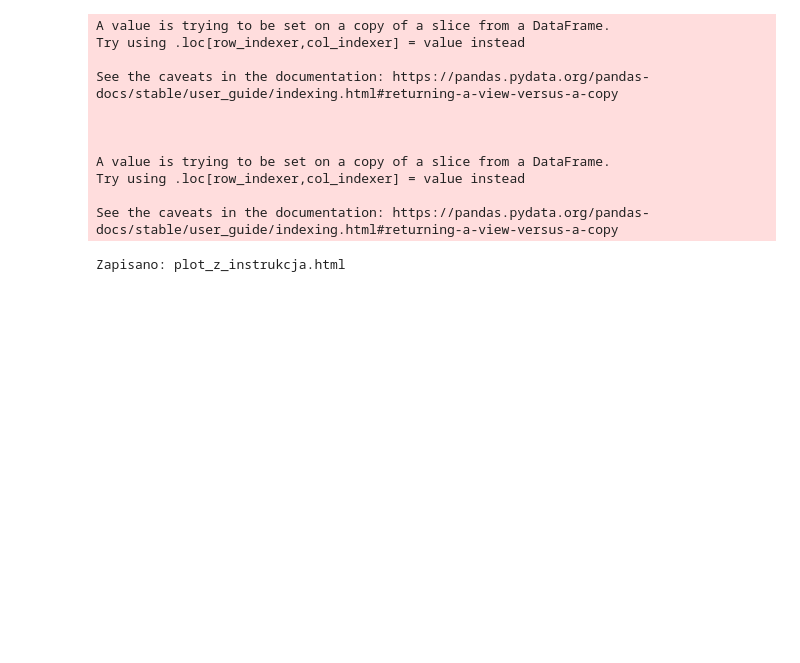
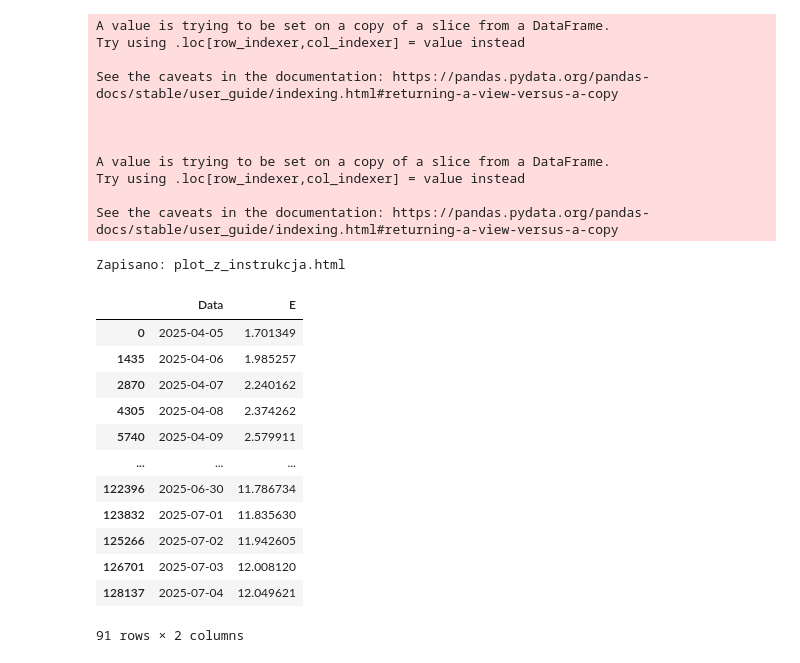
Before and after one commit to martynabocian/martynabocian.github.io, a Jupyter notebook: Charts.ipynb, the cells around one changed output. Saved outputs shown, nothing was run; the diff lists cells and outputs as text; code cells hidden in the pictures; blank space fills up the shorter version.

```diff
--- a/Charts.ipynb
+++ b/Charts.ipynb
@@ -300,4 +300,4 @@ df_belimo[["czas", "Data", "Energia T1, GJ"]].groupby("Data")
 # %% [output]
 <pandas.core.groupby.generic.DataFrameGroupBy object at 0x...>
 # %%
-df_belimo.loc[df_belimo.groupby("Data")["czas"].idxmin()]["Energia T1, GJ"]
+df_dobowe_zuzycie_ciepla = df_belimo.loc[df_belimo.groupby("Data")["czas"].idxmin()]
@@ -1012,0 +1001,16 @@ Zapisano: plot_z_instrukcja.html
+# %%
+df_dobowe_zuzycie_ciepla[["Data", "E"]]
+# %% [output]
+|  | Data | E |
+| 0 | 2025-04-05 | 1.701349 |
+| 1435 | 2025-04-06 | 1.985257 |
+| 2870 | 2025-04-07 | 2.240162 |
+| 4305 | 2025-04-08 | 2.374262 |
+| 5740 | 2025-04-09 | 2.579911 |
+| ... | ... | ... |
+| 122396 | 2025-06-30 | 11.786734 |
+| 123832 | 2025-07-01 | 11.835630 |
+| 125266 | 2025-07-02 | 11.942605 |
+| 126701 | 2025-07-03 | 12.008120 |
+| 128137 | 2025-07-04 | 12.049621 |
+91 rows × 2 columns
```
Also changed, not shown: parts of 14 cells of this notebook, 1 other file.
